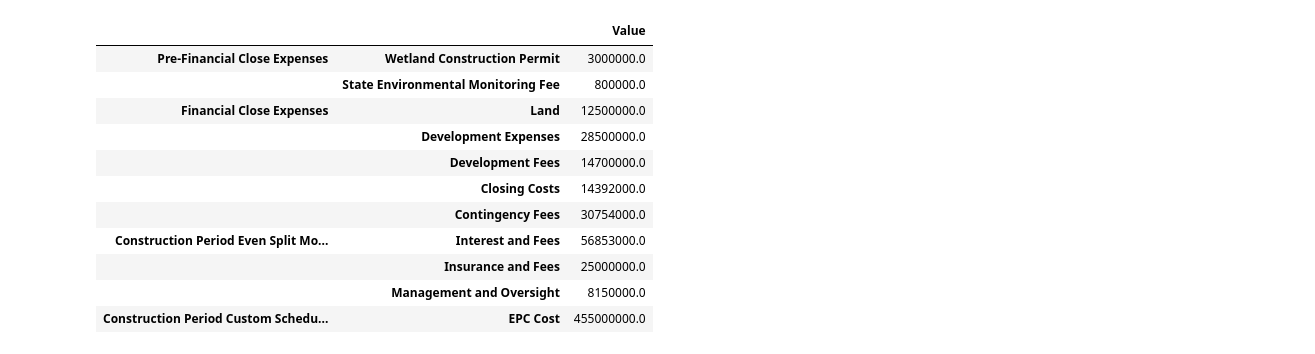
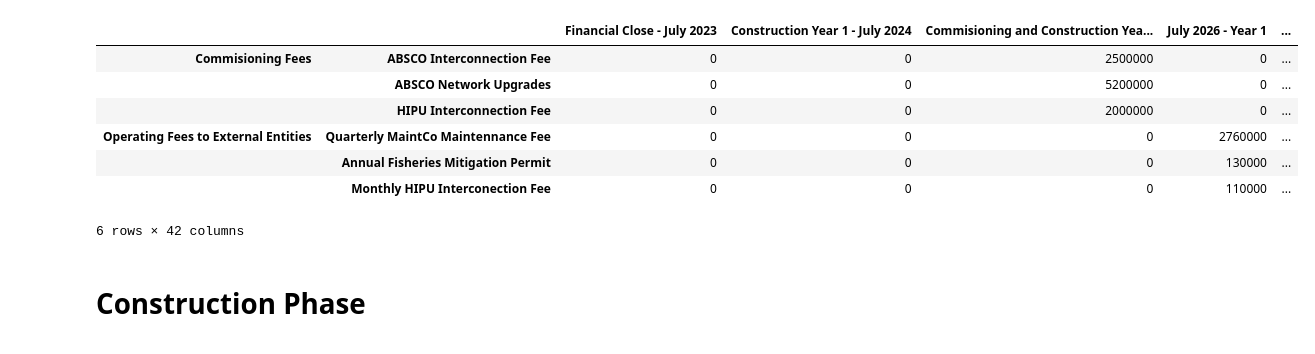
Before and after one commit to juliet29/projectFinance, a Jupyter notebook: scripts2/_expenses.ipynb, the cells around one changed output. Saved outputs shown, nothing was run; the diff lists cells and outputs as text; code cells hidden in the pictures.

Commit message:
expenses op

```diff
--- a/scripts2/expenses.ipynb
+++ b/scripts2/_expenses.ipynb
@@ -3,19 +3,4 @@ import pandas as pd
 import numpy as np
 from data import *
 from inputs import *
-# %%
-const_phase_inputs
-# %% [output]
-|  |  | Value |
-| Pre-Financial Close Expenses | Wetland Construction Permit | 3000000.0 |
-|  | State Environmental Monitoring Fee | 800000.0 |
-| Financial Close Expenses | Land | 12500000.0 |
-|  | Development Expenses | 28500000.0 |
-|  | Development Fees | 14700000.0 |
-|  | Closing Costs | 14392000.0 |
-|  | Contingency Fees | 30754000.0 |
-| Construction Period Even Split Mo... | Interest and Fees | 56853000.0 |
-|  | Insurance and Fees | 25000000.0 |
-|  | Management and Oversight | 8150000.0 |
-| Construction Period Custom Schedu... | EPC Cost | 455000000.0 |
 # %%
@@ -42,0 +36,34 @@ const_df.drop(columns=["Value"], inplace=True)
+# %%
+op_df, op_ref = prep_for_calcs(oper_phase_inputs, yearly=True)
+# %%
+# one time commisioning fees
+op_df.loc["Commisioning Fees", "Commisioning and Construction Year 2 - July 2025"] = op_ref.loc["Commisioning Fees","Value"].values
+
+# quarterly payments to MaintCo
+op_df.iloc[op_df.index.get_level_values(1)=="Quarterly MaintCo Maintennance Fee", 3:] = op_ref.loc[("Operating Fees to External Entities", "Quarterly MaintCo Maintennance Fee"),"Value"]*4
+
+# annual fishery payments
+op_df.iloc[op_df.index.get_level_values(1)=="Annual Fisheries Mitigation Permit", 3:] = op_ref.loc[("Operating Fees to External Entities", "Annual Fisheries Mitigation Permit"),"Value"]
+
+# -- interconnection fee
+# decade one
+op_df.iloc[op_df.index.get_level_values(1)=="Monthly HIPU Interconection Fee, Decade 1", 3:3+10] = op_ref.loc[("Operating Fees to External Entities", "Monthly HIPU Interconection Fee, Decade 1"),"Value"]
+# decade two
+op_df.iloc[op_df.index.get_level_values(1)=="Monthly HIPU Interconection Fee, Decade 1", 3+10:] = op_ref.loc[("Operating Fees to External Entities", "Monthly HIPU Interconection Fee, Post-Decade 1"),"Value"]
+# rename
+op_df.rename(index={'Monthly HIPU Interconection Fee, Decade 1': 'Monthly HIPU Interconection Fee'}, inplace=True)
+# drop the other entry
+op_df.drop("Monthly HIPU Interconection Fee, Post-Decade 1", level=1, inplace=True)
+# %%
+op_df
+# %% [output]
+|  |  | Financial Close - July 2023 | Construction Year 1 - July 2024 | Commisioning and Construction Yea... | July 2026 - Year 1 | ... |
+| Commisioning Fees | ABSCO Interconnection Fee | 0 | 0 | 2500000 | 0 | ... |
+|  | ABSCO Network Upgrades | 0 | 0 | 5200000 | 0 | ... |
+|  | HIPU Interconnection Fee | 0 | 0 | 2000000 | 0 | ... |
+| Operating Fees to External Entities | Quarterly MaintCo Maintennance Fee | 0 | 0 | 0 | 2760000 | ... |
+|  | Annual Fisheries Mitigation Permit | 0 | 0 | 0 | 130000 | ... |
+|  | Monthly HIPU Interconection Fee | 0 | 0 | 0 | 110000 | ... |
+6 rows × 42 columns
+# %% [markdown]
+# Construction Phase
```
Also changed, not shown: parts of 2 cells of this notebook, 10 other files.
